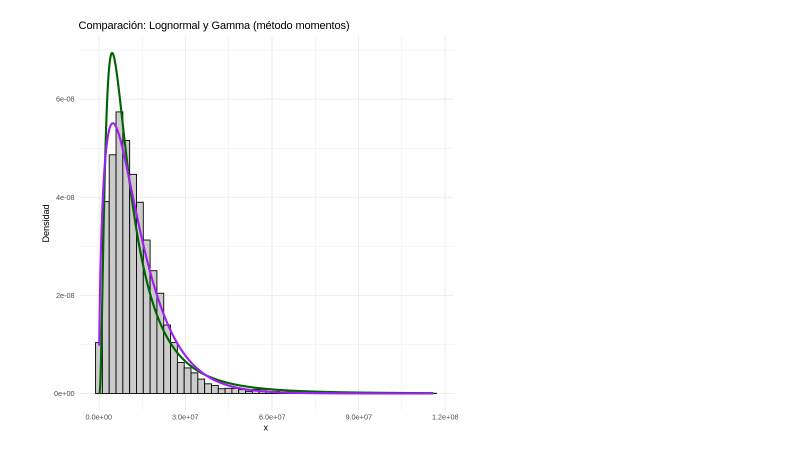
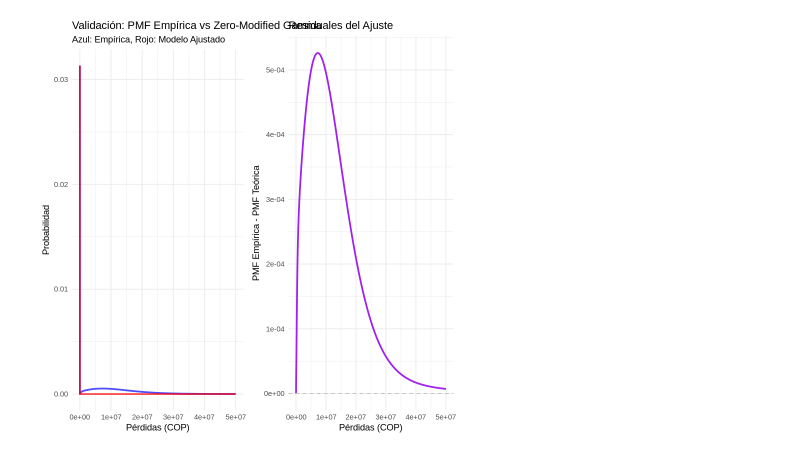
Before and after one commit to RiemannIntegrable/modelo-de-riesgo-colectivo-en-siniestros-de-autos, a Jupyter notebook: notebooks/pregunta1.ipynb, the cells around one changed output. Drawn from its saved outputs; the diff is of its cells as text; code cells hidden in the pictures.

```diff
--- a/notebooks/pregunta1.ipynb
+++ b/notebooks/pregunta1.ipynb
@@ -233,26 +443,61 @@ alternative hypothesis: two-sided
 # %%
-library(fitdistrplus)
-library(ggplot2)
+# Validación del modelo ajustado vs datos originales
+cat("=== VALIDACIÓN DEL MODELO AJUSTADO ===\n\n")
 
-# Filtrar solo datos positivos
-sample_pos <- sample[sample > 0]
+# Comparar con estadísticas empíricas de datos originales
+media_empirica <- sum(df$x * df$pmf)
+var_empirica <- sum((df$x - media_empirica)^2 * df$pmf)
 
-# Ajustar lognormal con máxima verosimilitud (default)
-fit_ln <- fitdist(sample_pos, "lnorm")
+cat("--- Comparación de Estadísticas ---\n")
+comparacion_stats <- data.frame(
+  Estadística = c("Media", "Varianza", "Coef. Variación"),
+  Empírica = c(media_empirica, var_empirica, sqrt(var_empirica)/media_empirica),
+  Modelo_ZM_Gamma = c(media_s, var_s, sqrt(var_s)/media_s),
+  Error_Relativo = c(
+    abs(media_s - media_empirica)/media_empirica,
+    abs(var_s - var_empirica)/var_empirica,
+    abs(sqrt(var_s)/media_s - sqrt(var_empirica)/media_empirica)/(sqrt(var_empirica)/media_empirica)
+  )
+)
+print(comparacion_stats)
 
-# Ajustar gamma con método de momentos (mme), más estable para algunos datos
-fit_g <- fitdist(sample_pos, "gamma", method = "mme")
+# Validación visual: comparar PMF teórica vs empírica
+x_test <- df$x
+pmf_teorica <- dzm_gamma(x_test, p0, shape_final, rate_final)
 
-# Rango para graficar
-x_vals <- seq(min(sample_pos), max(sample_pos), length.out = 1000)
+# Calcular error cuadrático medio
+mse_pmf <- mean((df$pmf - pmf_teorica)^2)
+cat(sprintf("\nError Cuadrático Medio (PMF): %.2e\n", mse_pmf))
 
-# Graficar histograma y las dos distribuciones ajustadas
-ggplot() +
-  geom_histogram(aes(sample_pos, ..density..), bins = 50, fill = "grey80", color = "black") +
-  geom_line(aes(x = x_vals, y = dlnorm(x_vals, meanlog = fit_ln$estimate["meanlog"], sdlog = fit_ln$estimate["sdlog"])),
-            color = "darkgreen", size = 1.2) +
-  geom_line(aes(x = x_vals, y = dgamma(x_vals, shape = fit_g$estimate["shape"], rate = fit_g$estimate["rate"])),
-            color = "purple", size = 1.2) +
-  labs(title = "Comparación: Lognormal y Gamma (método momentos)", x = "x", y = "Densidad") +
-  theme_minimal()
+# Gráfico de validación
+df_validacion <- data.frame(
+  x = x_test,
+  PMF_Empirica = df$pmf,
+  PMF_Teorica = pmf_teorica
+)
+
+p1 <- ggplot(df_validacion, aes(x = x)) +
+  geom_line(aes(y = PMF_Empirica), color = "blue", size = 1, alpha = 0.7) +
+  geom_line(aes(y = PMF_Teorica), color = "red", size = 1, alpha = 0.7) +
+  labs(title = "Validación: PMF Empírica vs Zero-Modified Gamma",
+       subtitle = "Azul: Empírica, Rojo: Modelo Ajustado",
+       x = "Pérdidas (COP)", y = "Probabilidad") +
+  theme_minimal() +
+  xlim(0, 50000000)  # Zoom para ver detalle
+
+# Residuales
+residuales <- df$pmf - pmf_teorica
+p2 <- ggplot(data.frame(x = x_test, residuales = residuales), aes(x = x, y = residuales)) +
+  geom_line(color = "purple", size = 1) +
+  geom_hline(yintercept = 0, linetype = "dashed", color = "gray") +
+  labs(title = "Residuales del Ajuste",
+       x = "Pérdidas (COP)", y = "PMF Empírica - PMF Teórica") +
+  theme_minimal() +
+  xlim(0, 50000000)
+
+# Guardar las gráficas de validación
+ggsave("../images/validacion_modelo_zero_modified.png", p1, width = 10, height = 6, dpi = 300)
+ggsave("../images/residuales_ajuste_zero_modified.png", p2, width = 10, height = 6, dpi = 300)
+
+grid.arrange(p1, p2, ncol = 2)
 # %% [output]
@@ -259,2 +531,2 @@ ggplot() +
-[figure, old version]
+[figure, new version]
 # %%
```
Also changed, not shown: parts of 13 cells of this notebook, 6 other files.
